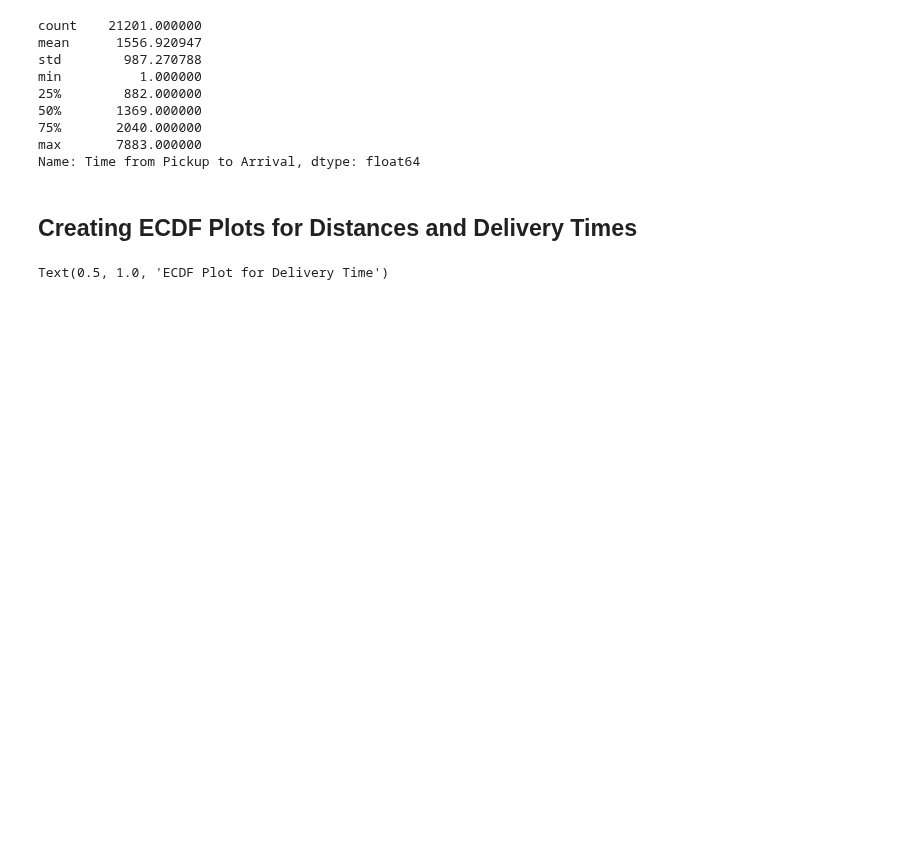
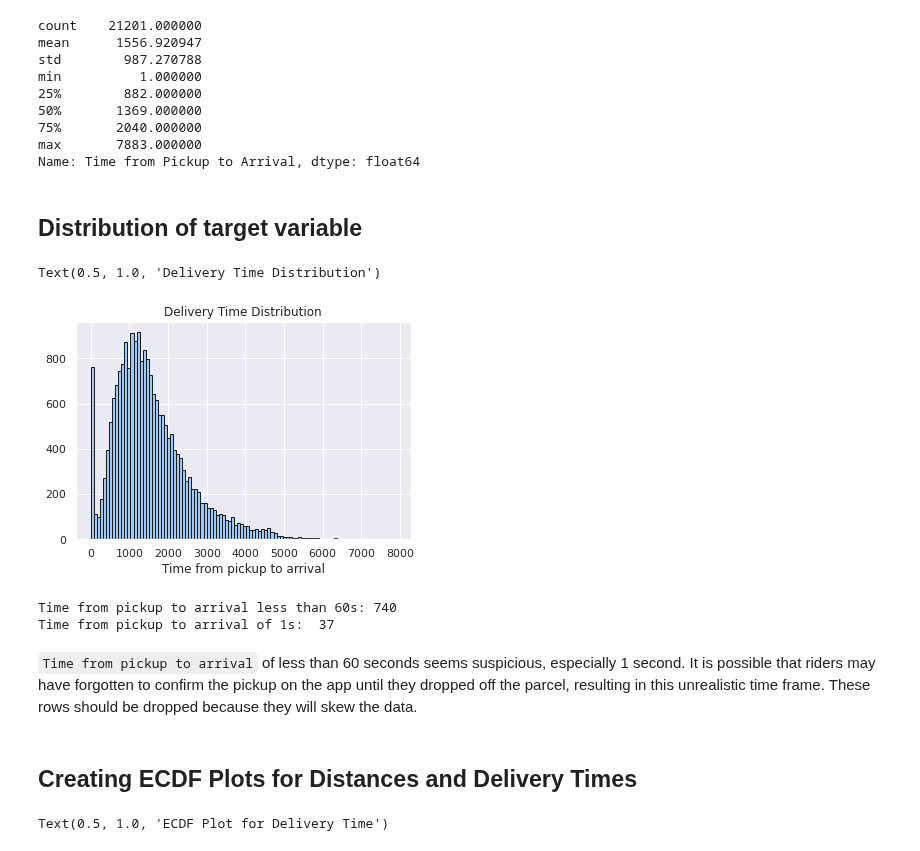
Before and after one commit to monicafar147/logistics-challenge, a Jupyter notebook: Wright.ipynb, the cells around one changed output. Cells and saved outputs as stored; diff of their text form; code cells hidden in the pictures; blank space fills up the shorter version.

Commit message:
added histogram of target variable

```diff
--- a/Wright.ipynb
+++ b/Wright.ipynb
@@ -136,6 +136,23 @@ min          1.000000
 75%       2040.000000
 max       7883.000000
 Name: Time from Pickup to Arrival, dtype: float64
+# %% [markdown]
+## Distribution of target variable
+# %%
+plt.hist(training_outputs, bins = 100, edgecolor = 'k')
+plt.xlabel('Time from pickup to arrival')
+plt.title('Delivery Time Distribution')
+# %% [output]
+Text(0.5, 1.0, 'Delivery Time Distribution')
+[figure, added]
+# %%
+print('Time from pickup to arrival less than 60s:', len(orders[orders['Time from Pickup to Arrival'] < 60]))
+print('Time from pickup to arrival of 1s: ', len(orders[orders['Time from Pickup to Arrival'] ==1]))
+# %% [output]
+Time from pickup to arrival less than 60s: 740
+Time from pickup to arrival of 1s:  37
+# %% [markdown]
+`Time from pickup to arrival` of less than 60 seconds seems suspicious, especially 1 second. It is possible that riders may have forgotten to confirm the pickup on the app until they dropped off the parcel, resulting in this unrealistic time frame. These rows should be dropped because they will skew the data.
 # %% [markdown]
 ## Creating ECDF Plots for Distances and Delivery Times
 # %%
```
Also changed, not shown: parts of 2 cells of this notebook.
